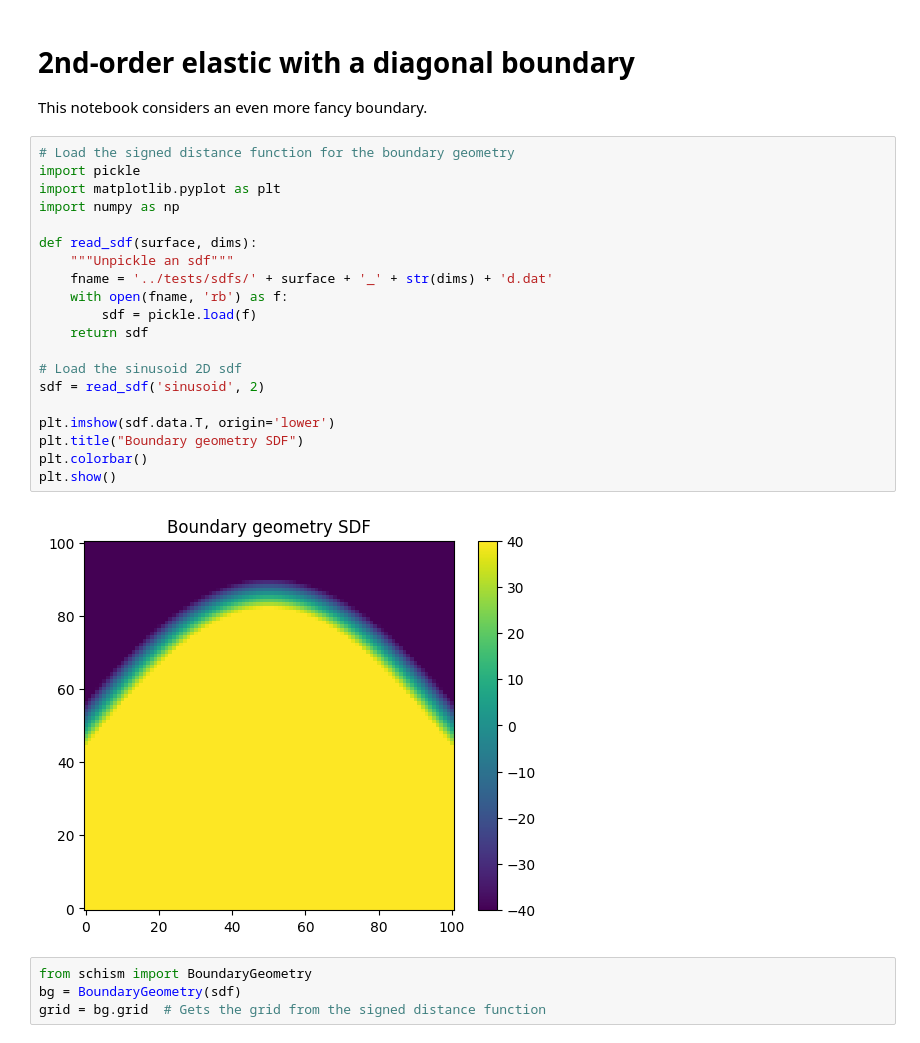
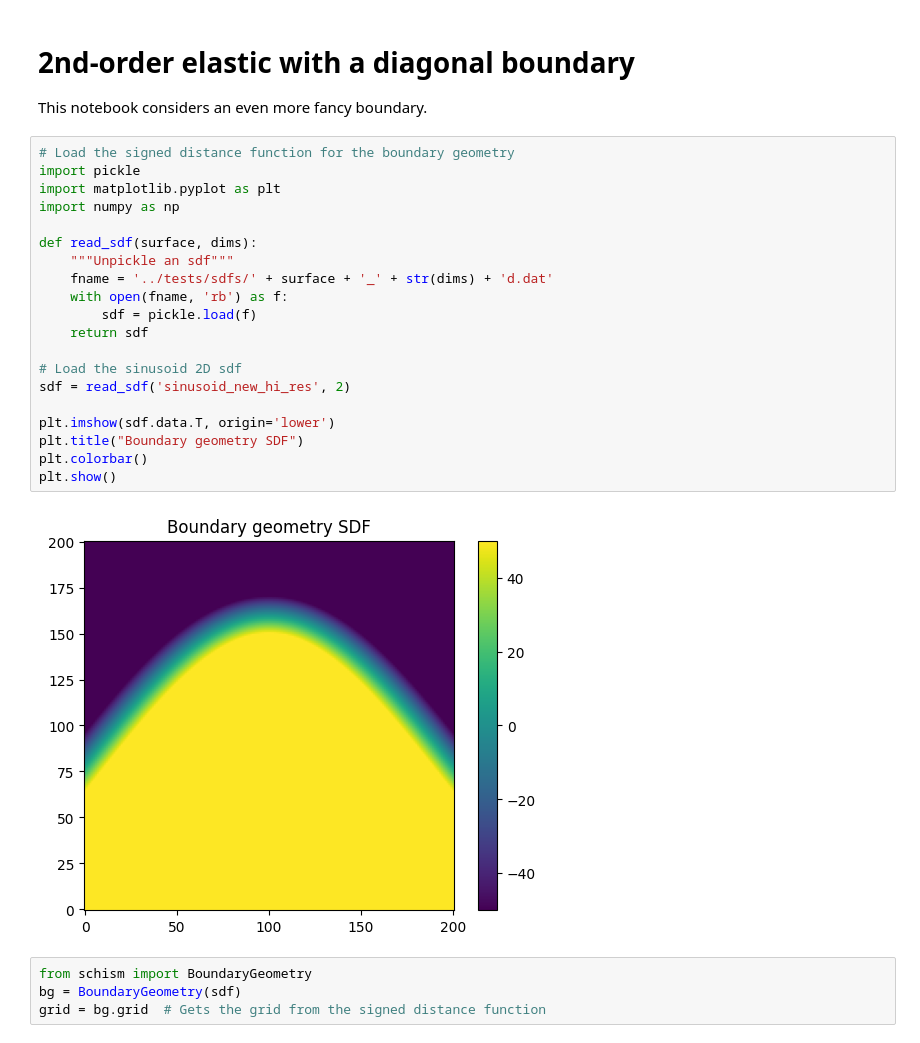
Before and after one commit to devitocodes/schism, a Jupyter notebook: examples/19_elastic_2nd_order_sinusoid.ipynb, the cells around one changed output. Drawn from its saved outputs; the diff is of its cells as text.

```diff
--- a/examples/19_elastic_2nd_order_sinusoid.ipynb
+++ b/examples/19_elastic_2nd_order_sinusoid.ipynb
@@ -5,25 +5,25 @@ This notebook considers an even more fancy boundary.
 # %%
 # Load the signed distance function for the boundary geometry
 import pickle
 import matplotlib.pyplot as plt
 import numpy as np
 
 def read_sdf(surface, dims):
     """Unpickle an sdf"""
     fname = '../tests/sdfs/' + surface + '_' + str(dims) + 'd.dat'
     with open(fname, 'rb') as f:
         sdf = pickle.load(f)
     return sdf
 
 # Load the sinusoid 2D sdf
-sdf = read_sdf('sinusoid', 2)
+sdf = read_sdf('sinusoid_new_hi_res', 2)
 
 plt.imshow(sdf.data.T, origin='lower')
 plt.title("Boundary geometry SDF")
 plt.colorbar()
 plt.show()
 # %% [output]
-[figure, old version]
+[figure, new version]
 # %%
 from schism import BoundaryGeometry
 bg = BoundaryGeometry(sdf)
```
Also changed, not shown: parts of 6 cells of this notebook, 2 other files.
